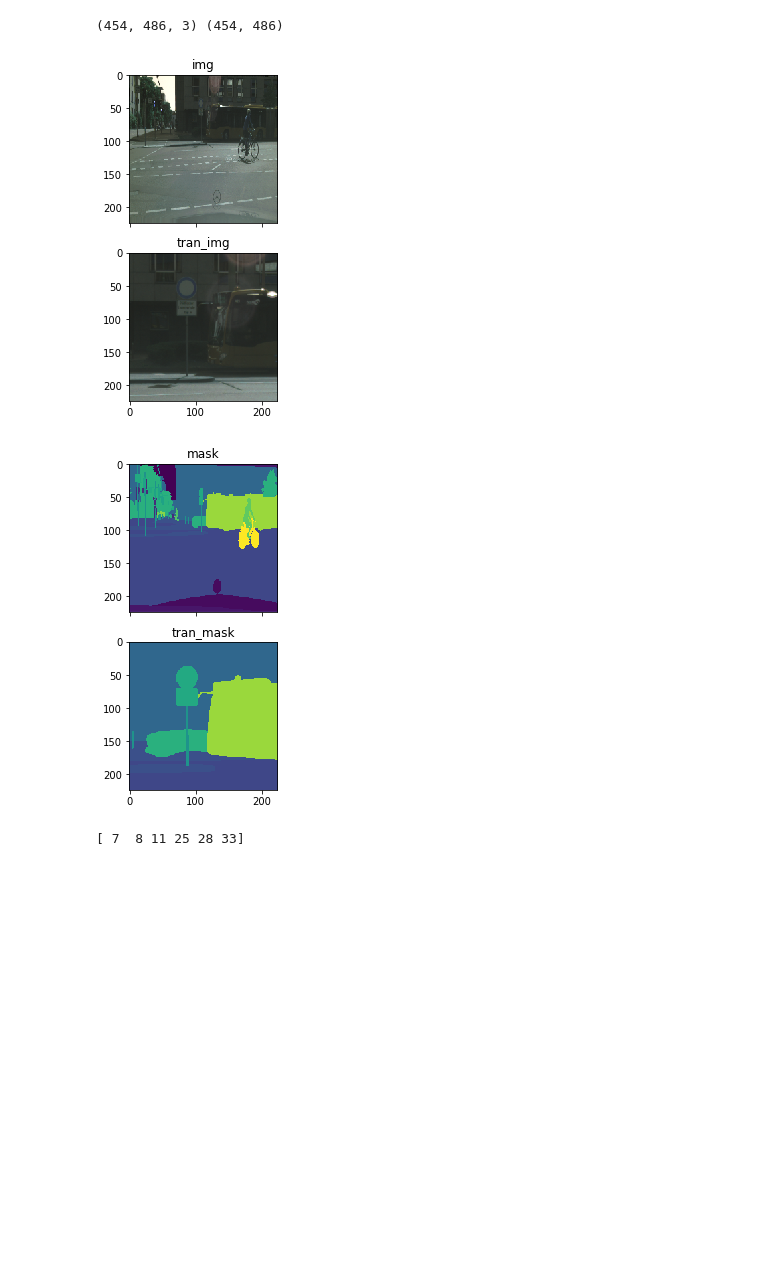
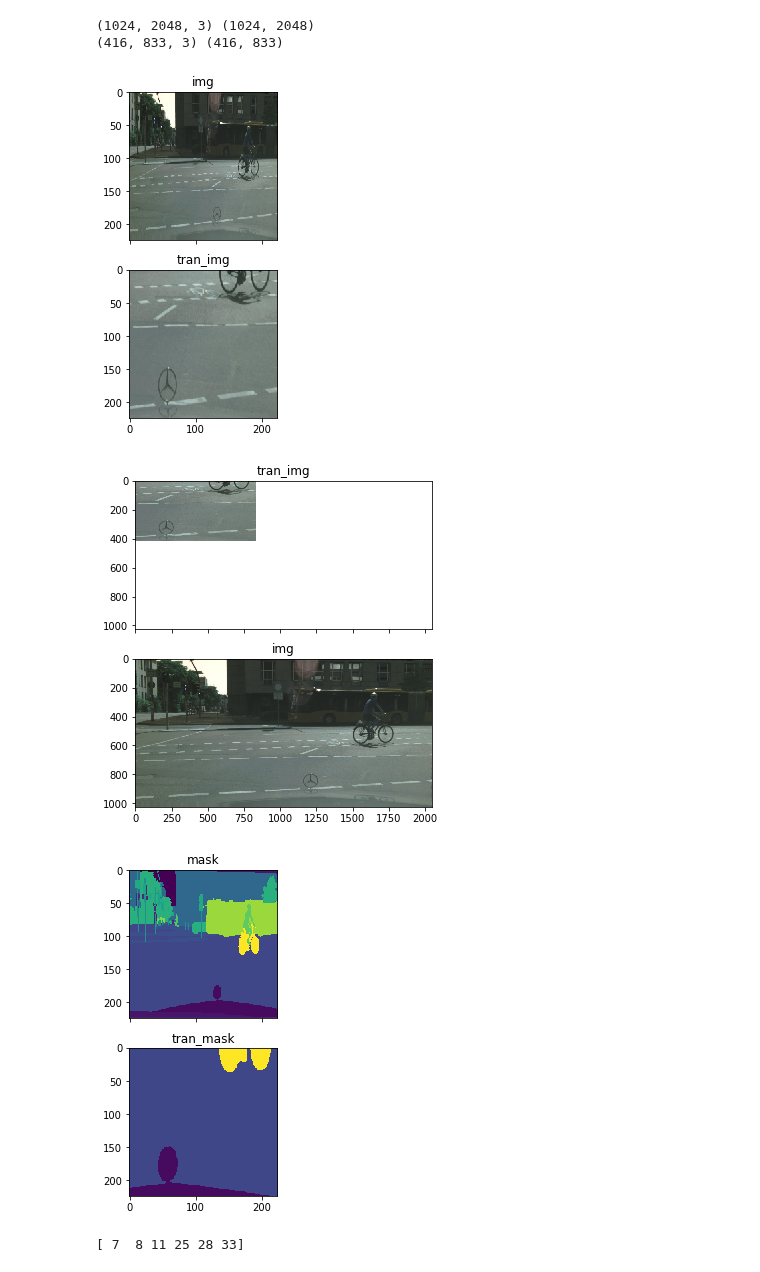
Before and after one commit to ISCAS007/torchseg, a Jupyter notebook: notebooks/dataset_aug.ipynb, the cells around one changed output. Drawn from its saved outputs; the diff is of its cells as text; code cells hidden in the pictures; blank space fills up the shorter version.

```diff
--- a/notebooks/dataset_aug.ipynb
+++ b/notebooks/dataset_aug.ipynb
@@ -22,38 +23,46 @@ def show_images(images,titles=None,vmin=None,vmax=None):
         else:
             ax[i].set_title(titles[i])
 
     plt.show()
 
 
 config = get_default_augmentor_config()
 config.aug.keep_crop_ratio=False
 config.aug.use_rotate=False
-config.aug.min_crop_size=480
-config.aug.max_crop_size=[400,500]
+config.aug.min_crop_size=[400,800]
+config.aug.max_crop_size=[500,1000]
+config.aug.crop_size_step=0
+config.aug.pad_for_crop=True
 config.aug.use_debug=True
 config.aug.horizontal_flip=False
+config.dataset=edict()
+config.dataset.ignore_index=255
 aug = Augmentations(config)
 img = cv2.imread('test/image.png', cv2.IMREAD_COLOR)
 mask = cv2.imread('test/mask.png', cv2.IMREAD_GRAYSCALE)
 #    img=np.random.rand(60,80)
 #    mask=np.random.rand(60,80)
 
 assert img is not None
 assert mask is not None
 
 tran_img, tran_mask = aug.transform(img, mask)
 assert tran_img is not None
 assert tran_mask is not None
+print(img.shape,mask.shape)
 print(tran_img.shape,tran_mask.shape)
 
 imgs = [cv2.resize(img, (224, 224), interpolation=cv2.INTER_LINEAR) for img in [img, tran_img]]
 masks = [cv2.resize(img, (224, 224), interpolation=cv2.INTER_NEAREST) for img in [mask, tran_mask]]
 show_images(imgs, ['img', 'tran_img'])
+show_images([tran_img,img],['tran_img','img'])
 show_images(masks, ['mask','tran_mask'], vmin=0,vmax=33)
 # %% [output]
-(454, 486, 3) (454, 486)
+(1024, 2048, 3) (1024, 2048)
+(416, 833, 3) (416, 833)
-[figure, old version]
+[figure, new version]
-[figure, old version]
+[figure, new version]
+[figure, added]
 # %%
 print(np.unique(tran_mask))
 # %% [output]
```
Also changed, not shown: parts of 1 cell of this notebook, 1 other file.
